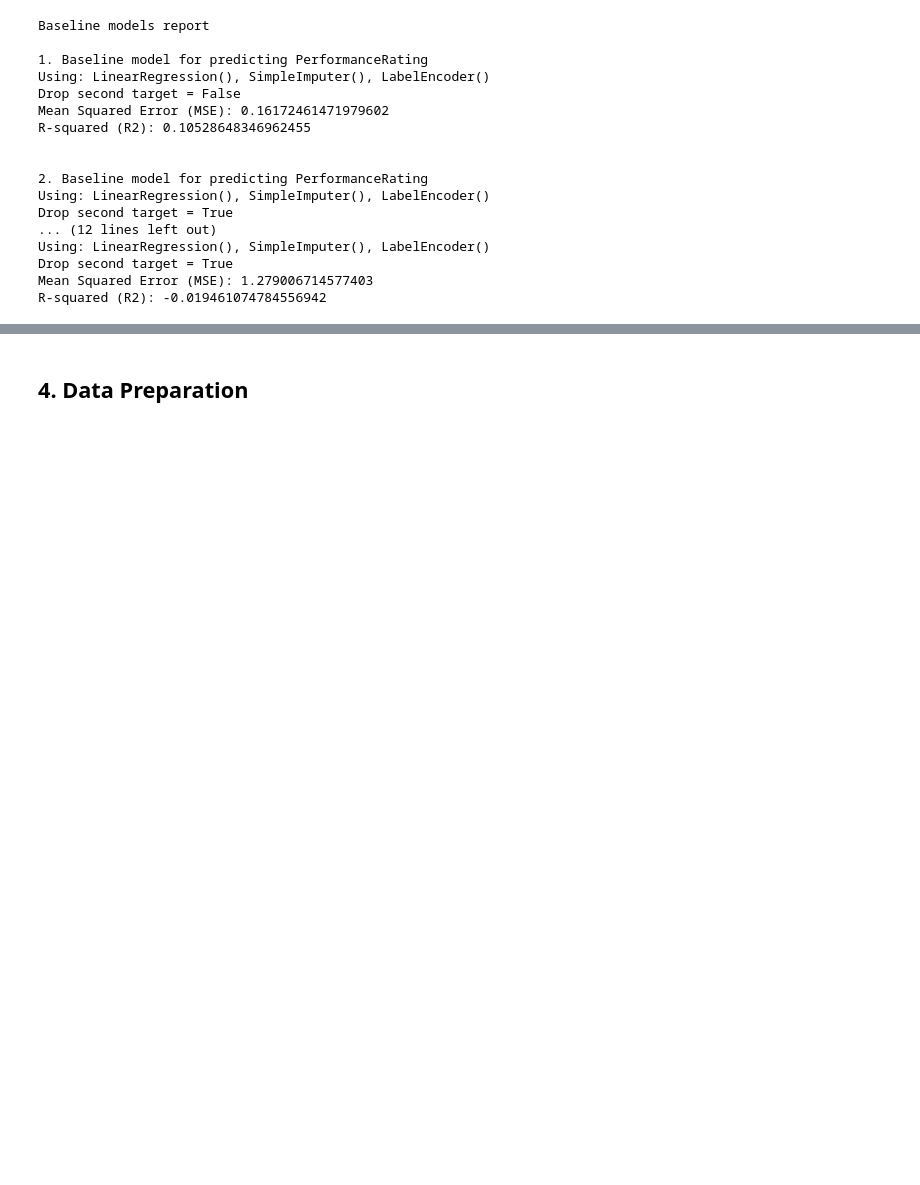
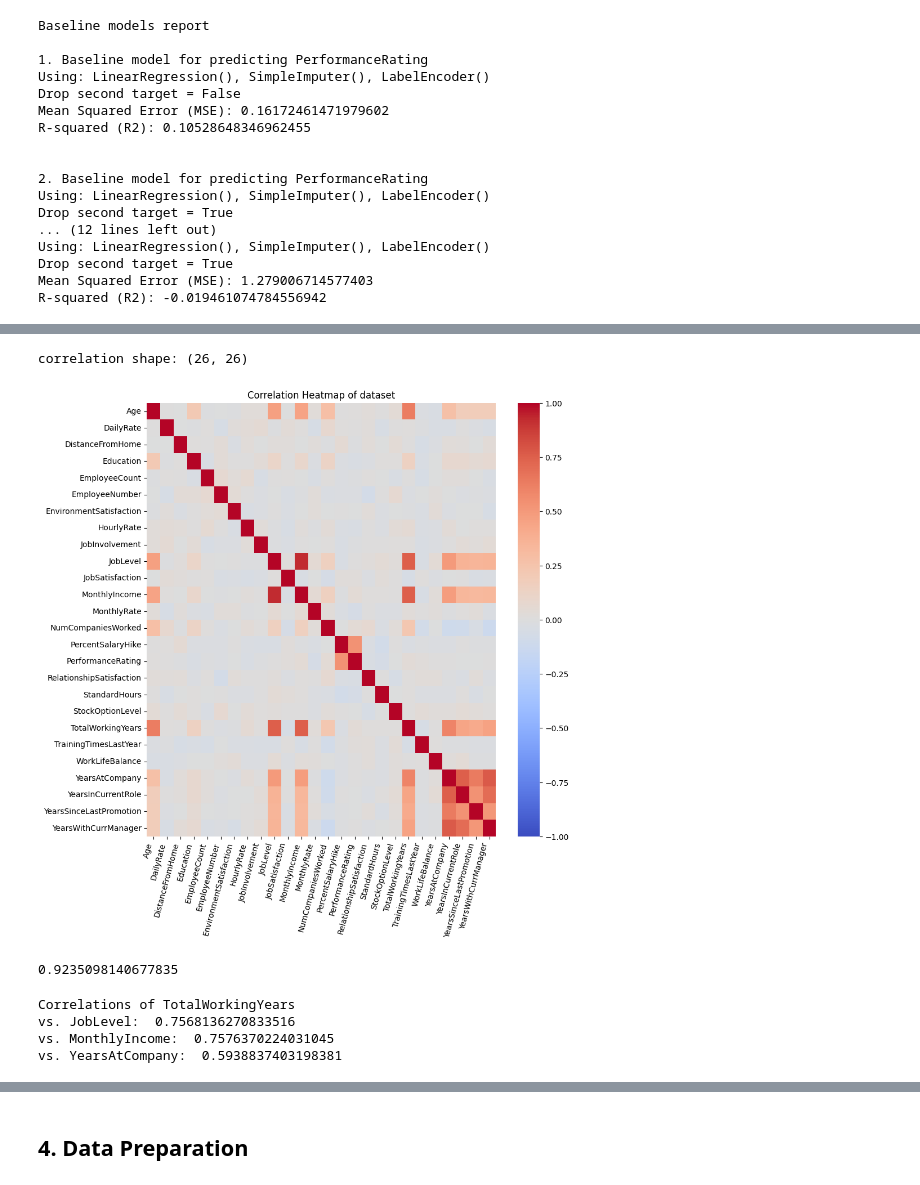
Before and after one commit to Lughaidh-w/Integrated_CA, a Jupyter notebook: Integrated CA2.ipynb, the cells around one changed output, grey strips where cells are left out. Drawn from its saved outputs; the diff is of its cells as text; code cells hidden in the pictures; blank space fills up the shorter version.

Commit message:
correlation analysis

```diff
--- a/Integrated CA2.ipynb
+++ b/Integrated CA2.ipynb
@@ -349,0 +379,31 @@ R-squared (R2): -0.019461074784556942
+# %%
+# correlation is easier to view in a larger number of features like this
+# correlation matrix
+correlation_matrix = df.select_dtypes(include=['number']).corr()
+print(f"correlation shape: {correlation_matrix.shape}")
+
+# correlation heatmap
+plt.figure(figsize=(10, 10))
+sns.heatmap(correlation_matrix, cmap='coolwarm', fmt=".2f", vmin=-1, vmax=1)
+plt.xticks(rotation=75, ha='right')
+plt.title('Correlation Heatmap of dataset')
+plt.show()
+# %% [output]
+correlation shape: (26, 26)
+[figure, added]
+# %%
+# from above, monthly income and job level are highly correlated
+df.MonthlyIncome.corr(df.JobLevel)
+# %% [output]
+0.9235098140677835
+# %%
+# total working years is correlated with some features too
+print("Correlations of TotalWorkingYears")
+print("vs. JobLevel: ", df.TotalWorkingYears.corr(df.JobLevel))
+print("vs. MonthlyIncome: ", df.TotalWorkingYears.corr(df.MonthlyIncome))
+print("vs. YearsAtCompany: ", df.TotalWorkingYears.corr(df.YearsAtCompany))
+# %% [output]
+Correlations of TotalWorkingYears
+vs. JobLevel:  0.7568136270833516
+vs. MonthlyIncome:  0.7576370224031045
+vs. YearsAtCompany:  0.5938837403198381
```
Also changed, not shown: parts of 17 cells of this notebook, 1 other file.
